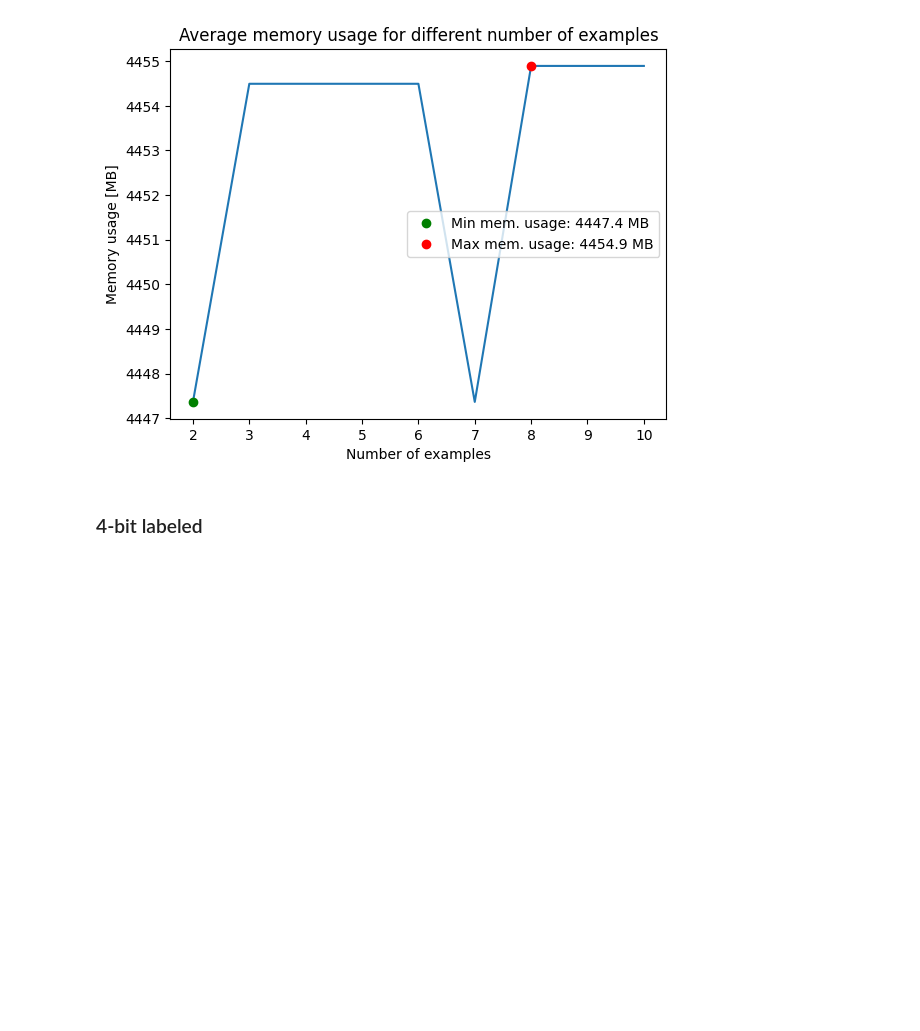
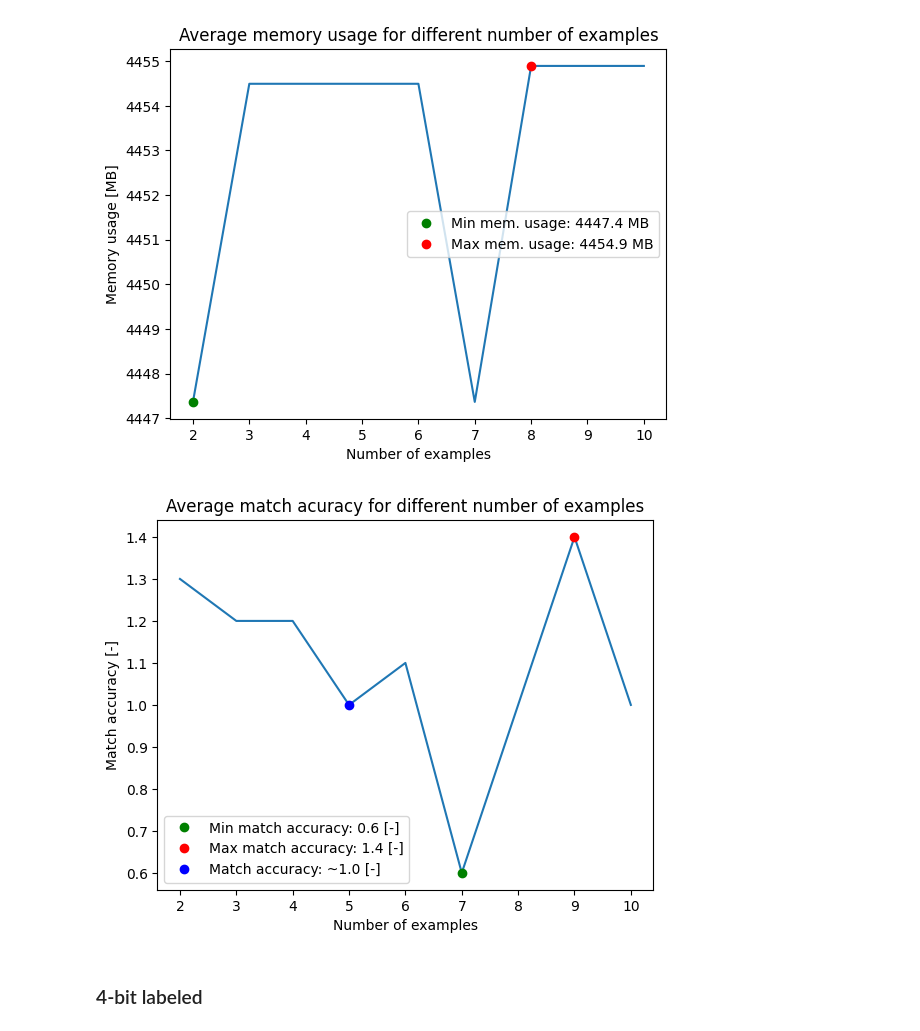
Before and after one commit to stinkyElias/SemReBot2, a Jupyter notebook: testing/mistral/data_plotter.ipynb, the cells around one changed output. Saved outputs shown, nothing was run; the diff lists cells and outputs as text; code cells hidden in the pictures; blank space fills up the shorter version.

```diff
--- a/testing/mistral/data_plotter.ipynb
+++ b/testing/mistral/data_plotter.ipynb
@@ -144,6 +144,28 @@ plt.legend()
 plt.show()
 # %% [output]
 [figure]
+# %%
+x = np.linspace(2, 10, len(tot_matches))
+plt.plot(x, tot_matches)
+plt.title('Average match acuracy for different number of examples')
+plt.xlabel('Number of examples')
+plt.ylabel('Match accuracy [-]')
+
+min_tot_matches = min(tot_matches)
+max_tot_matches = max(tot_matches)
+min_tot_matches_idx = np.where(tot_matches == min_tot_matches)
+max_tot_matches_idx = np.where(tot_matches == max_tot_matches)
+one_tot_matches_idx = np.where(tot_matches == 1.0)
+
+plt.plot(x[min_tot_matches_idx], min_tot_matches, 'go', label=f'Min match accuracy: {round(min_tot_matches, 1)} [-]')
+plt.plot(x[max_tot_matches_idx], max_tot_matches, 'ro', label=f'Max match accuracy: {round(max_tot_matches, 1)} [-]')
+for i in range(len(one_tot_matches_idx)):
+    plt.plot(x[one_tot_matches_idx][i], 1.0, 'bo', label=f'Match accuracy: ~1.0 [-]')
+plt.legend()
+
+plt.show()
+# %% [output]
+[figure, added]
 # %% [markdown]
 ### 4-bit labeled
 # %% [markdown]
```
